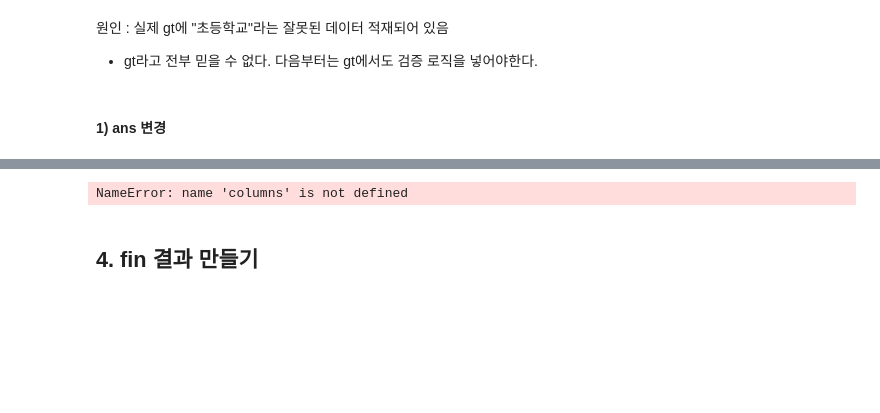
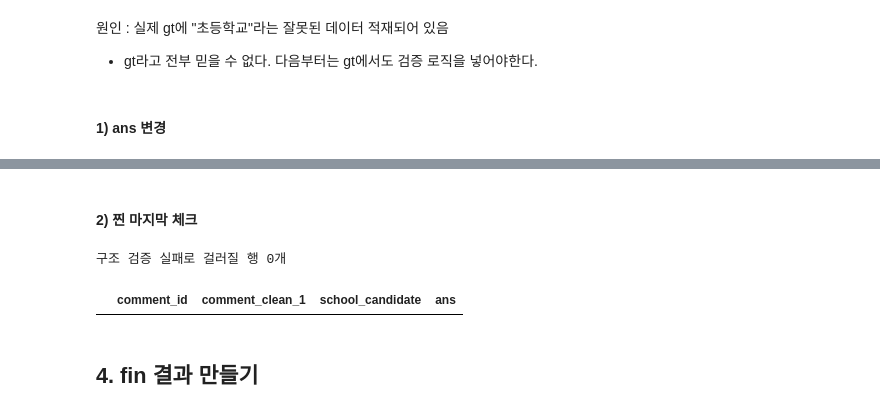
Before and after one commit to imadeit-gyuriPARK/Dongguk_dreampath, a Jupyter notebook: notebooks/4.1-gt-match.ipynb, the cells around one changed output, grey strips where cells are left out. Drawn from its saved outputs; the diff is of its cells as text; code cells hidden in the pictures; blank space fills up the shorter version.

```diff
--- a/notebooks/4.1-gt-match.ipynb
+++ b/notebooks/4.1-gt-match.ipynb
@@ -387,7 +389,17 @@ ImportError: cannot import name 'extract_school_candidates_longest' from 'prepro
+# %% [markdown]
+#### 2) 찐 마지막 체크
 # %%
-df,columns()
+from utils import is_structurally_valid_school_name
+
+# ans에 구조 검증(접두 어절 >= 2글자)을 통과 못하는 토큰이 섞인 행 확인
+flagged = df[
+    df["ans"].apply(lambda s: any(not is_structurally_valid_school_name(tok) for tok in s.split()))
+]
+print(f"구조 검증 실패로 걸러질 행 {len(flagged)}개")
+flagged[["comment_id", "comment_clean_1", "school_candidate", "ans"]]
 # %% [output]
-NameError: name 'columns' is not defined
+구조 검증 실패로 걸러질 행 0개
+|  | comment_id | comment_clean_1 | school_candidate | ans |
 # %% [markdown]
 ## 4. fin 결과 만들기
 # %%
```
Also changed, not shown: parts of 1 cell of this notebook, 3 other files.
